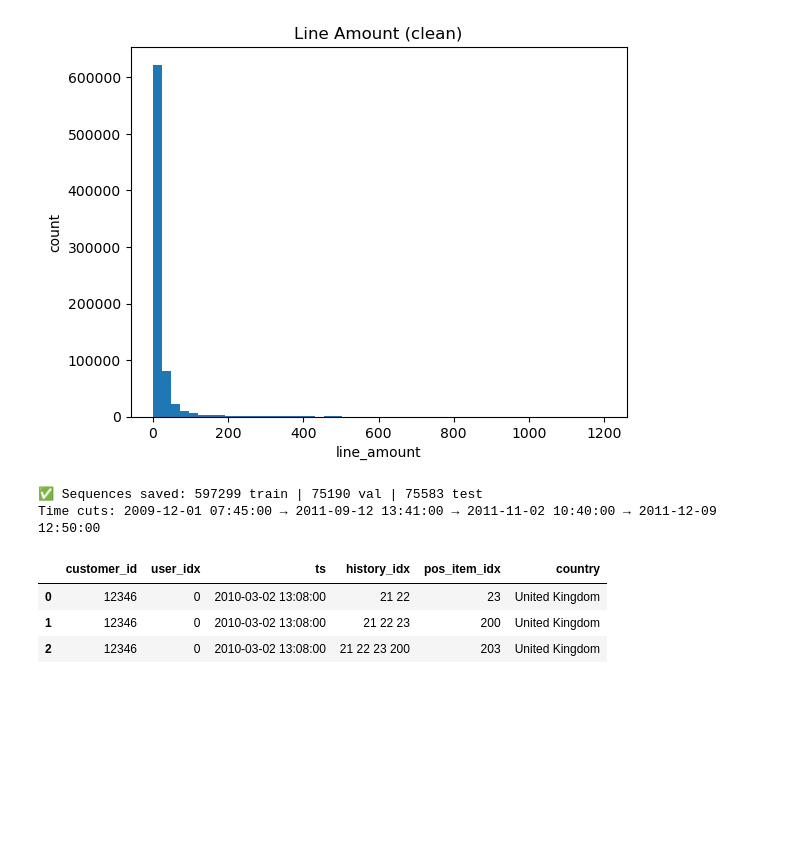
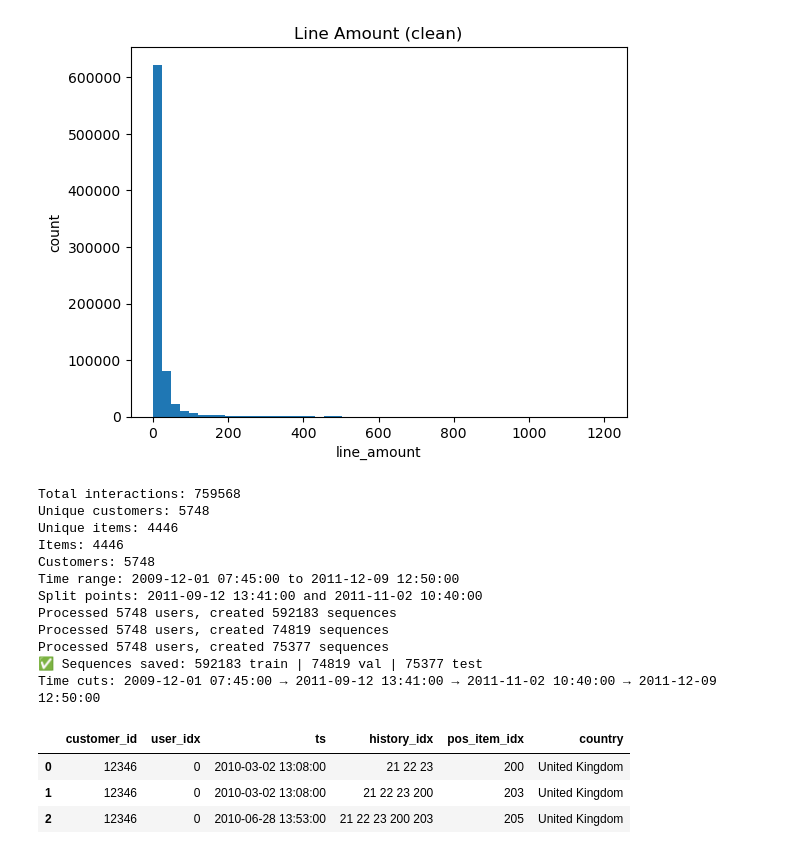
Before and after one commit to POGYaz/KAUST-Project, a Jupyter notebook: notebooks/01_data_prep.ipynb, the cells around one changed output. Saved outputs shown, nothing was run; the diff lists cells and outputs as text; code cells hidden in the pictures; blank space fills up the shorter version.

Commit message:
Fixing errors and reduce Recall to ~0.7

```diff
--- a/notebooks/01_data_prep.ipynb
+++ b/notebooks/01_data_prep.ipynb
@@ -399,10 +399,8 @@ plt.xlabel('line_amount'); plt.ylabel('count'); plt.show()
 # %% [output]
 [figure]
 # %%
-# %% [markdown]
-# ## Step 7 — Build user sequences & time-based split (→ train/val/test)
+## Step 7 — Build user sequences & time-based split (→ train/val/test)
 
-# %%
 import pandas as pd, numpy as np
 from pathlib import Path
 
@@ -412,13 +410,17 @@ interactions_path = OUT_DIR / 'interactions_clean.parquet'
 if 'interactions' not in globals():
     interactions = pd.read_parquet(interactions_path)
 
-# --- Config ---
-HIST_MAX      = 30     # cap on history length
-MIN_HISTORY   = 2      # require at least this many past items to form a sample
+print(f"Total interactions: {len(interactions)}")
+print(f"Unique customers: {interactions['customer_id'].nunique()}")
+print(f"Unique items: {interactions['stock_code'].nunique()}")
+
+# --- Config for Jarir (much smaller dataset) ---
+HIST_MAX      = 10     # cap on history length (reduced for Jarir)
+MIN_HISTORY   = 3      # require at least this many past items to form a sample
 SPLIT_QS      = (0.80, 0.90)  # 80%/10%/10% time split by global timestamps
 SAVE_NEGATIVES = False # set True to also save random negatives for quick tests
-N_NEG_TRAIN   = 50
-N_NEG_VALTEST = 100
+N_NEG_TRAIN   = 20
+N_NEG_VALTEST = 50
 
 # --- Build stable ID maps (will be reused later) ---
 items = interactions['stock_code'].astype(str).unique()
@@ -428,6 +430,9 @@ item_id_map['item_idx'] = np.arange(len(item_id_map), dtype=np.int64)
 customers = interactions['customer_id'].astype('int64').unique()
 customer_id_map = pd.DataFrame({'customer_id': customers}).sort_values('customer_id').reset_index(drop=True)
 customer_id_map['user_idx'] = np.arange(len(customer_id_map), dtype=np.int64)
+
+print(f"Items: {len(item_id_map)}")
+print(f"Customers: {len(customer_id_map)}")
 
 # Join indices into interactions (no exotic dtypes)
 interactions_idx = (
@@ -447,10 +452,21 @@ def build_sequences(df_user_sorted, t_start, t_end, hist_max=HIST_MAX, min_hist=
        History can include events before t_start to avoid cold history."""
     rows = []
     item_pool = item_id_map['item_idx'].to_numpy()
+
+    # Debug counters
+    total_users = 0
+    total_sequences = 0
+
     for uid, g in df_user_sorted.groupby('customer_id', sort=False):
+        total_users += 1
         items_idx = g['item_idx'].to_numpy()
         times     = g['invoice_date'].to_numpy()
         country   = g['country'].iloc[-1]  # last known country
+
+        # Only create sequences if user has enough interactions
+        if len(items_idx) < min_hist + 1:
+            continue
+
         for i in range(1, len(items_idx)):
             ts = times[i]
             if not (t_start <= ts < t_end):
@@ -459,6 +475,7 @@ def build_sequences(df_user_sorted, t_start, t_end, hist_max=HIST_MAX, min_hist=
             if len(hist) < min_hist:
                 continue
             pos  = items_idx[i]
+            total_sequences += 1
             # store as plain strings to keep Parquet simple/robust
             rows.append((
                 uid,
@@ -468,6 +485,9 @@ def build_sequences(df_user_sorted, t_start, t_end, hist_max=HIST_MAX, min_hist=
                 int(pos),
                 str(country)
             ))
+
+    print(f"Processed {total_users} users, created {total_sequences} sequences")
+
     if not rows:
         return pd.DataFrame(columns=['customer_id','user_idx','ts','history_idx','pos_item_idx','country'])
     out = pd.DataFrame(rows, columns=['customer_id','user_idx','ts','history_idx','pos_item_idx','country'])
@@ -476,6 +496,9 @@ def build_sequences(df_user_sorted, t_start, t_end, hist_max=HIST_MAX, min_hist=
 # Split windows (inclusive start, exclusive end)
 t_min = interactions_idx['invoice_date'].min()
 t_max = interactions_idx['invoice_date'].max()
+
+print(f"Time range: {t_min} to {t_max}")
+print(f"Split points: {t1} and {t2}")
 
 seq_train = build_sequences(interactions_idx, t_min, t1)
 seq_val   = build_sequences(interactions_idx, t1,   t2)
@@ -507,37 +530,47 @@ if SAVE_NEGATIVES:
     seq_train = add_random_negs(seq_train, N_NEG_TRAIN)
     seq_val   = add_random_negs(seq_val,   N_NEG_VALTEST)
     seq_test  = add_random_negs(seq_test,  N_NEG_VALTEST)
 
 # --- Save artifacts (plain types; Parquet-friendly) ---
 OUT_DIR.mkdir(parents=True, exist_ok=True)
 
 def write_parquet_safe(df, path):
     try:
         df.to_parquet(path, index=False, engine='pyarrow')
     except Exception as e:
         print(f"[warn] pyarrow failed on {Path(path).name}: {e}\nFalling back to fastparquet...")
         import fastparquet
         df.to_parquet(path, index=False, engine='fastparquet')
 
 write_parquet_safe(item_id_map,     OUT_DIR / 'item_id_map.parquet')
 write_parquet_safe(customer_id_map, OUT_DIR / 'customer_id_map.parquet')
 write_parquet_safe(seq_train,       OUT_DIR / 'sequences_train.parquet')
 write_parquet_safe(seq_val,         OUT_DIR / 'sequences_val.parquet')
 write_parquet_safe(seq_test,        OUT_DIR / 'sequences_test.parquet')
 
 print("✅ Sequences saved:",
       len(seq_train), "train |",
       len(seq_val),   "val |",
       len(seq_test),  "test")
 print("Time cuts:", t_min, "→", t1, "→", t2, "→", t_max)
 display(seq_train.head(3))
 # %% [output]
-✅ Sequences saved: 597299 train | 75190 val | 75583 test
+Total interactions: 759568
+Unique customers: 5748
+Unique items: 4446
+Items: 4446
+Customers: 5748
+Time range: 2009-12-01 07:45:00 to 2011-12-09 12:50:00
+Split points: 2011-09-12 13:41:00 and 2011-11-02 10:40:00
+Processed 5748 users, created 592183 sequences
+Processed 5748 users, created 74819 sequences
+Processed 5748 users, created 75377 sequences
+✅ Sequences saved: 592183 train | 74819 val | 75377 test
 Time cuts: 2009-12-01 07:45:00 → 2011-09-12 13:41:00 → 2011-11-02 10:40:00 → 2011-12-09 12:50:00
 |  | customer_id | user_idx | ts | history_idx | pos_item_idx | country |
-| 0 | 12346 | 0 | 2010-03-02 13:08:00 | 21 22 | 23 | United Kingdom |
-| 1 | 12346 | 0 | 2010-03-02 13:08:00 | 21 22 23 | 200 | United Kingdom |
-| 2 | 12346 | 0 | 2010-03-02 13:08:00 | 21 22 23 200 | 203 | United Kingdom |
+| 0 | 12346 | 0 | 2010-03-02 13:08:00 | 21 22 23 | 200 | United Kingdom |
+| 1 | 12346 | 0 | 2010-03-02 13:08:00 | 21 22 23 200 | 203 | United Kingdom |
+| 2 | 12346 | 0 | 2010-06-28 13:53:00 | 21 22 23 200 203 | 205 | United Kingdom |
 # %%
 from pathlib import Path
 import pandas as pd
```
Also changed, not shown: parts of 1 cell of this notebook, 6 other files.
